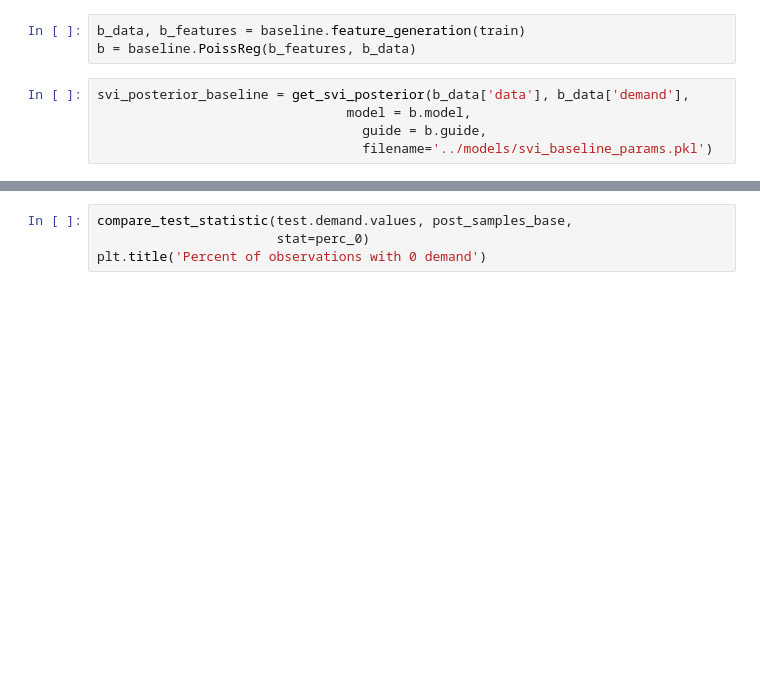
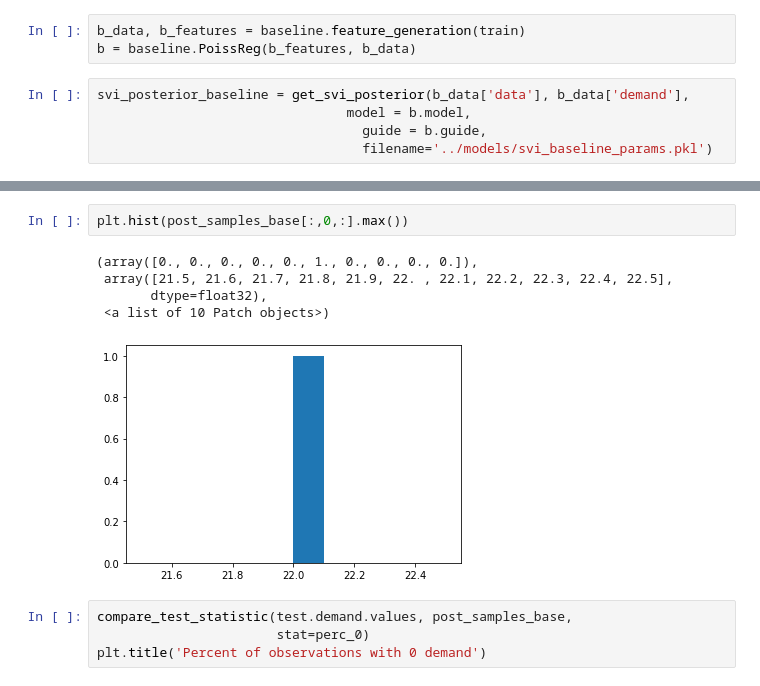
Before and after one commit to ssharpe42/probprog-finalproject, a Jupyter notebook: notebooks/Model Comparison.ipynb, the cells around one changed output, grey strips where cells are left out. Saved outputs shown, nothing was run; the diff lists cells and outputs as text; blank space fills up the shorter version.

```diff
--- a/notebooks/Model Comparison.ipynb
+++ b/notebooks/Model Comparison.ipynb
@@ -35,3 +43,11 @@ post_samples_base = posterior_samples(
+# %%
+plt.hist(post_samples_base[:,0,:].max())
+# %% [output]
+(array([0., 0., 0., 0., 0., 1., 0., 0., 0., 0.]),
+ array([21.5, 21.6, 21.7, 21.8, 21.9, 22. , 22.1, 22.2, 22.3, 22.4, 22.5],
+       dtype=float32),
+ <a list of 10 Patch objects>)
+[figure, added]
 # %%
 compare_test_statistic(test.demand.values, post_samples_base,
                        stat=perc_0)
```
Also changed, not shown: parts of 2 cells of this notebook, 2 other files.
